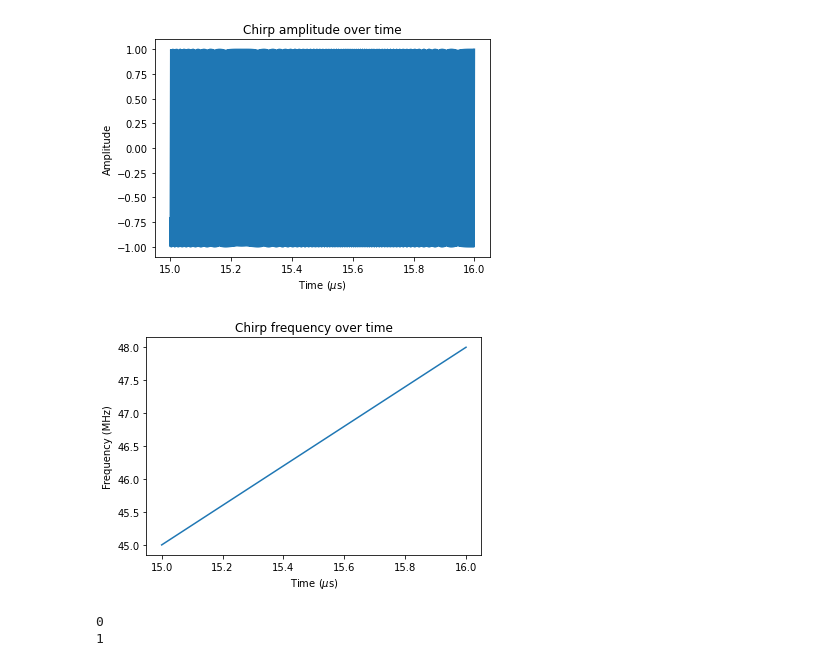
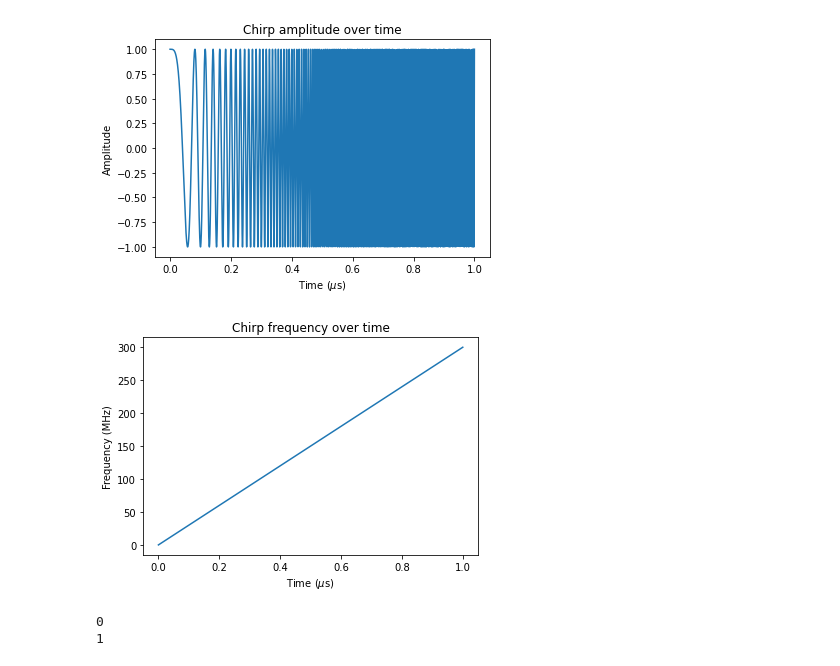
Before and after one commit to magborresen/spc8, a Jupyter notebook: dev/chirp.ipynb, the cells around one changed output. Cells and saved outputs as stored; diff of their text form; code cells hidden in the pictures.

```diff
--- a/dev/chirp.ipynb
+++ b/dev/chirp.ipynb
@@ -6,7 +6,7 @@ t_tx = 1e-6
 fs = 600e6
 bw = 300e6
 oversample = 10
-t = np.linspace(15e-6, 16e-6, int(t_tx * fs * oversample))
+t = np.linspace(0, 1e-6, int(t_tx * fs * oversample))
 # %%
 sig = np.cos(2*np.pi + np.pi * bw/t_tx * t**2)
 plt.plot(t*1e6, sig)
@@ -15,16 +15,16 @@ plt.ylabel("Amplitude")
 plt.title("Chirp amplitude over time")
 plt.show()
 # %% [output]
-[figure, old version]
+[figure, new version]
 # %%
 freq = bw / t_tx * t
-plt.plot(t*1e6, freq/1e8)
+plt.plot(t*1e6, freq/1e6)
 plt.xlabel("Time ($\mu$s)")
 plt.ylabel("Frequency (MHz)")
 plt.title("Chirp frequency over time")
-plt.show()
+plt.savefig("inst_up_chirp.pdf")
 # %% [output]
-[figure, old version]
+[figure, new version]
 # %%
 a = np.array([np.array([1,2]), np.array([2, 1])])
 # %%
```
Also changed, not shown: 5 other files.
